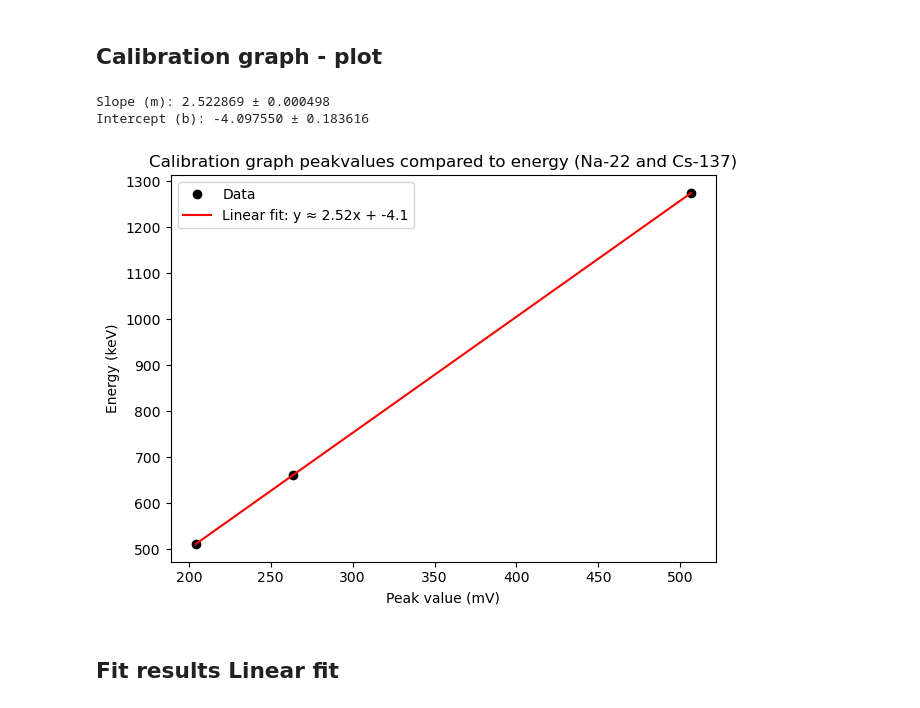
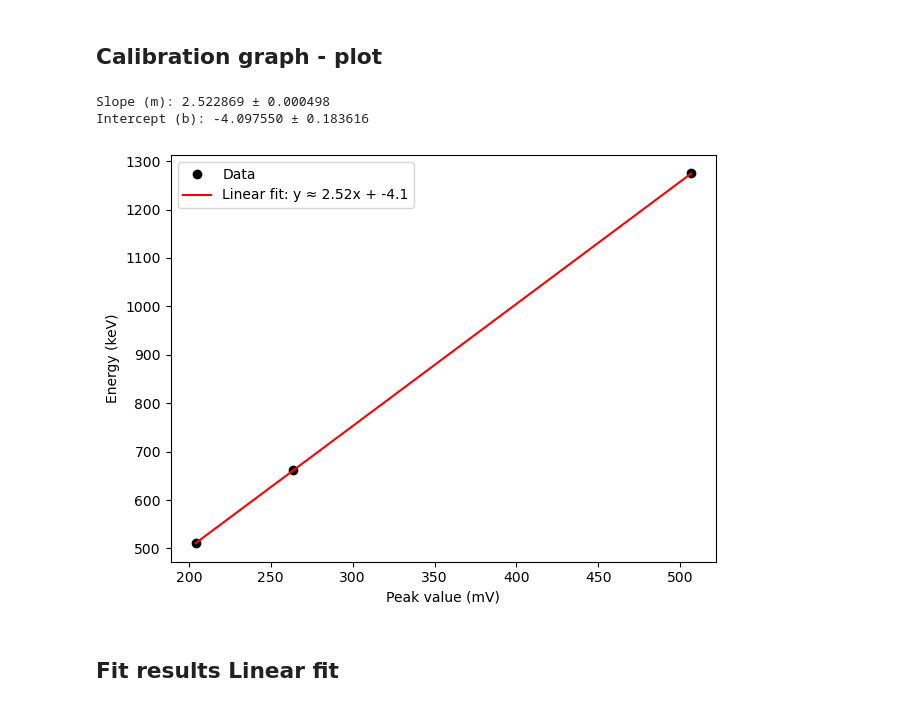
Before and after one commit to SannevWestrenen/NSP2-Particle-Physics---Charley-Sanne, a Jupyter notebook: calibration/Particle Physics - Charley & Sanne.ipynb, the cells around one changed output. Saved outputs shown, nothing was run; the diff lists cells and outputs as text; code cells hidden in the pictures.

```diff
--- a/calibration/Particle Physics - Charley & Sanne.ipynb
+++ b/calibration/Particle Physics - Charley & Sanne.ipynb
@@ -274,32 +274,31 @@ Errors: [0.26247943834914533, 0.0620692817341873, 0.08065472549870456]
 # %%
 # Use slope and intercept from lmfit result
 slope = fit_result.params['slope'].value
 intercept = fit_result.params['intercept'].value
 slope_err = fit_result.params['slope'].stderr
 intercept_err = fit_result.params['intercept'].stderr
 
 print(f"Slope (m): {slope:.6f} ± {slope_err:.6f}")
 print(f"Intercept (b): {intercept:.6f} ± {intercept_err:.6f}")
 
 # Generate fit line using lmfit slope/intercept
 x_fit = np.linspace(min(centers), max(centers), 500)
 y_fit = slope * x_fit + intercept
 
 #  Plot
 plt.figure()
 plt.plot(centers, peak_values, 'ko', label='Data')
 plt.plot(x_fit, y_fit, 'r-', label='Linear fit: y ≈ 2.52x + -4.1')
 plt.xlabel("Peak value (mV)")
 plt.ylabel("Energy (keV)")
-plt.title("Calibration graph peakvalues compared to energy (Na-22 and Cs-137)")
 plt.legend()
 plt.tight_layout()
 plt.savefig("Calibration_graph.png")
 plt.show()
 # %% [output]
 Slope (m): 2.522869 ± 0.000498
 Intercept (b): -4.097550 ± 0.183616
-[figure, old version]
+[figure, new version]
 # %% [markdown]
 ## Fit results Linear fit
 # %%
```
Also changed, not shown: parts of 6 cells of this notebook, 2 other files.
